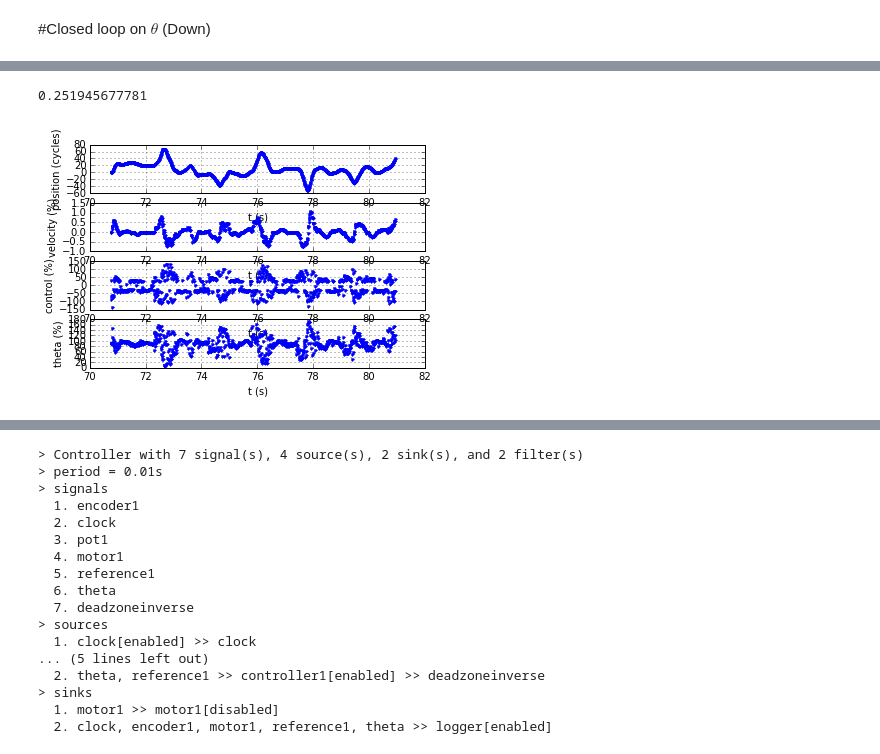
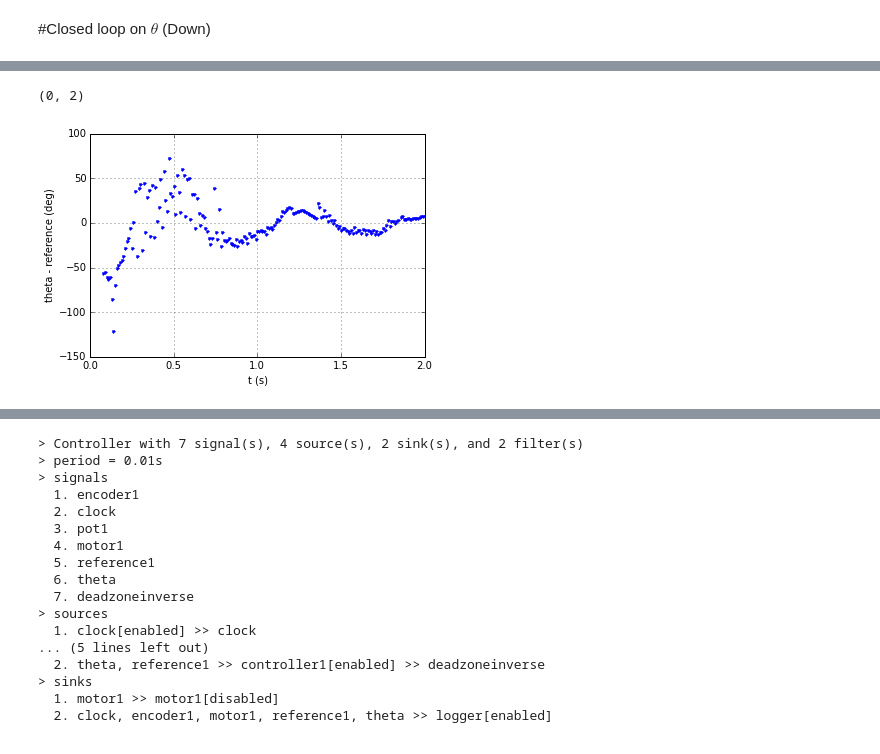
Before and after one commit to mcdeoliveira/pyctrl, a Jupyter notebook: python/notebook/PendulumControl.ipynb, the cells around one changed output, grey strips where cells are left out. Saved outputs shown, nothing was run; the diff lists cells and outputs as text; code cells hidden in the pictures.

```diff
--- a/python/notebook/PendulumControl.ipynb
+++ b/python/notebook/PendulumControl.ipynb
@@ -145,19 +117,2 @@ plt.grid()
 # %% [markdown]
 #Closed loop on $\theta$ (Down)
-# %%
-pmax = 1
-Kp = 4*100
-Kd = 0.02*100
-Ki = 0*100
-
-
-try:
-    controller.remove_filter('controller1')
-except:
-    pass
-controller.add_filter('controller1',
-                      Feedback(gamma = pmax,
-                               block = TransferFunction(model = PID(Kp = Kp, Kd = Kd, Ki = Ki, period = controller.period))),
-                      ['theta', 'reference1'],
-                      ['deadzoneinverse'])
-print(controller.info('all'))
@@ -182,47 +156,35 @@ print(controller.info('all'))
 # %%
-preference = 0.25*100
-controller.set_sink('logger','reset')
-#controller.write_source('encoder1',[0,])
+controller.set_signal('reference1',-.25)
+controller.set_source('clock',reset=True)
+controller.set_sink('logger',reset=True)
 with controller:
-    controller.set_signal('reference1',preference)
     time.sleep(10)
 log = controller.read_sink('logger')
 # %%
 t = log[:,0]
 position = log[:,1]
 control = log[:,2]
-reference = log[:,3]
-theta = log[:,4]
+dz = log[:,3]
+reference = log[:,4]
+theta = log[:,5]
 
-print(np.mean(theta))
+ctrl = dz.copy()
+ind = np.where(dz > DZ)
+ctrl[ind] = ctrl[ind] - DZ
+ind = np.where(dz < -DZ)
+ctrl[ind] = ctrl[ind] + DZ
+ind = np.where((dz > -DZ) & (dz < DZ))
+ctrl[ind] = 0
 
 velocity = np.zeros(t.shape, float)
 velocity[1:] = (position[1:]-position[:-1])/(t[1:]-t[:-1])
-# %% [output]
-0.251945677781
-# %%
-plt.subplot(4,1,1)
-plt.plot(t, 360*position, '.')
-plt.xlabel('t (s)')
-plt.ylabel('position (cycles)')
-plt.grid()
-
-plt.subplot(4,1,2)
-plt.plot(t, velocity, '.')
-plt.xlabel('t (s)')
-plt.ylabel('velocity (%)')
-plt.grid()
-
-plt.subplot(4,1,3)
-plt.plot(t, control, '.')
-plt.xlabel('t (s)')
-plt.ylabel('control (%)')
-plt.grid()
-
-plt.subplot(4,1,4)
-plt.plot(t, 360*theta, '.')
-plt.xlabel('t (s)')
-plt.ylabel('theta (%)')
-plt.grid()
-# %% [output]
-[figure, removed]
+# %%
+plt.plot(t, 360*(reference-theta), '.')
+plt.xlabel('t (s)')
+plt.ylabel('theta - reference (deg)')
+plt.grid()
+t0 = 0
+plt.xlim(t0,t0+2)
+# %% [output]
+(0, 2)
+[figure, added]
```
Also changed, not shown: parts of 23 cells of this notebook, 2 other files.
